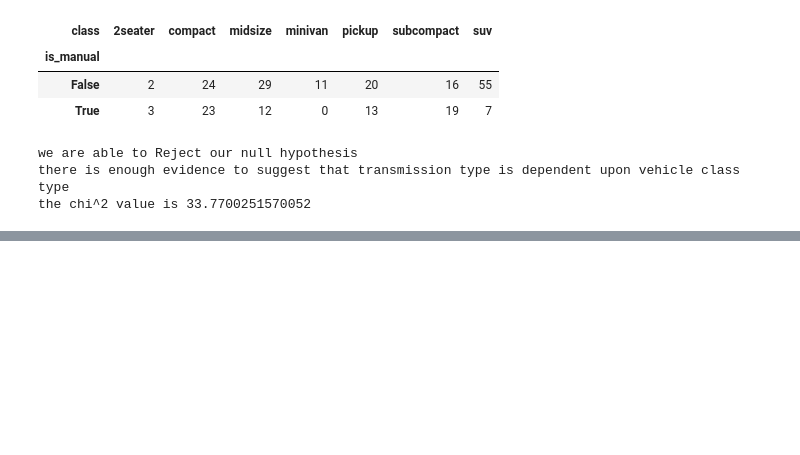
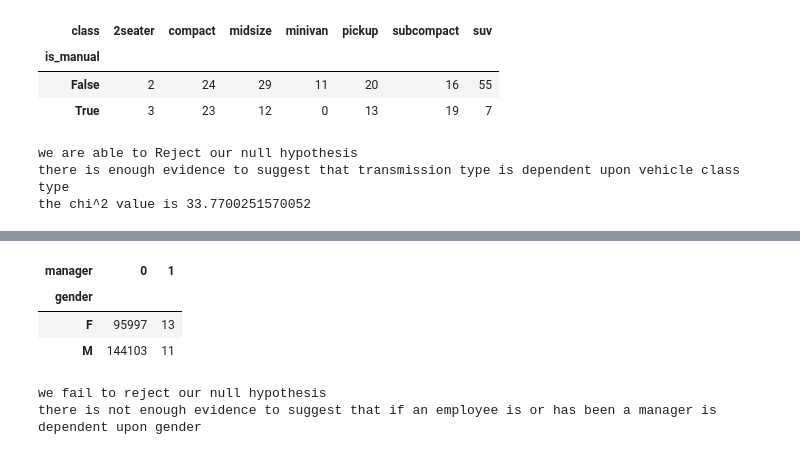
Before and after one commit to Adam-Harris87/statistics-exercises, a Jupyter notebook: hypothesis_testing.ipynb, the cells around one changed output, grey strips where cells are left out. Cells and saved outputs as stored; diff of their text form; code cells hidden in the pictures; blank space fills up the shorter version.

```diff
--- a/hypothesis_testing.ipynb
+++ b/hypothesis_testing.ipynb
@@ -888,0 +1024,8 @@ the chi^2 value is 33.7700251570052
+# %%
+cross = pd.crosstab(employees_gender.gender, employees_gender.manager)
+cross
+# %% [output]
+| manager | 0 | 1 |
+| gender |  |  |
+| F | 95997 | 13 |
+| M | 144103 | 11 |
@@ -888,0 +1034,13 @@ the chi^2 value is 33.7700251570052
+# %%
+if p < α:
+    print('we are able to Reject our null hypothesis')
+    print('there is enough evidence to suggest that if an employee is or has been\
+ a manager is dependent upon gender')
+    print(f'the chi^2 value is {chi2}')
+else:
+    print('we fail to reject our null hypothesis')
+    print('there is not enough evidence to suggest that if an employee is or has been\
+ a manager is dependent upon gender')
+# %% [output]
+we fail to reject our null hypothesis
+there is not enough evidence to suggest that if an employee is or has been a manager is dependent upon gender
```
Also changed, not shown: parts of 31 cells of this notebook, 2 other files.
